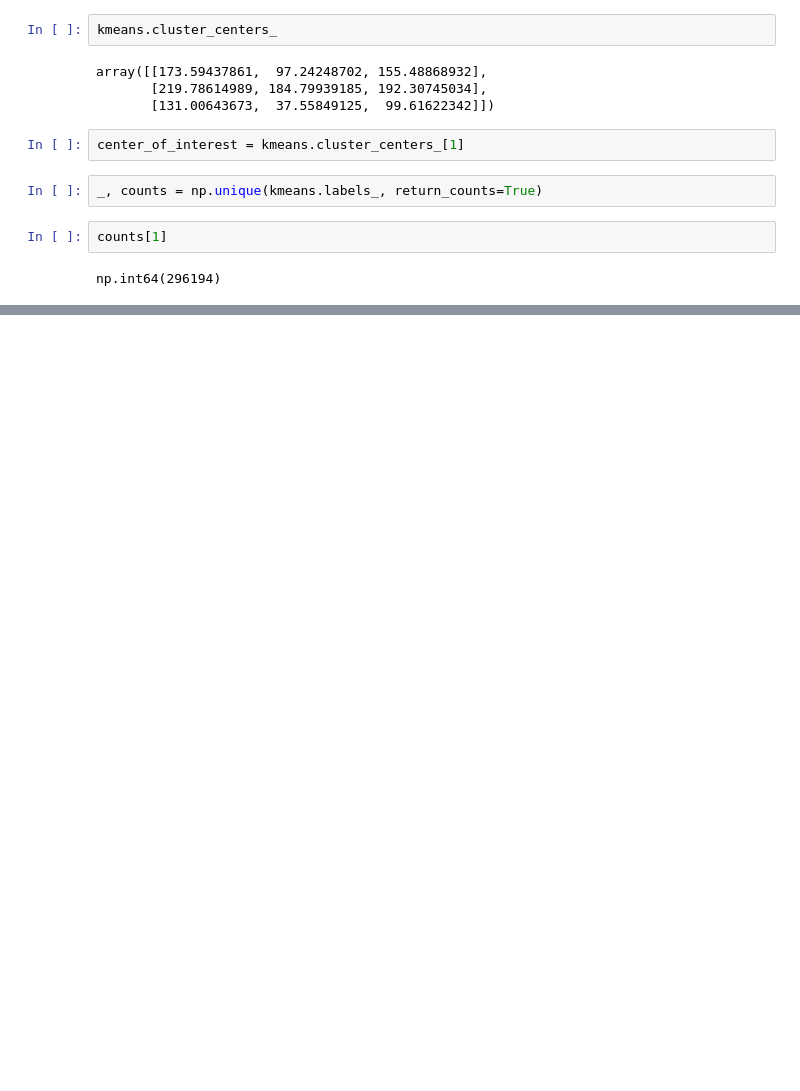
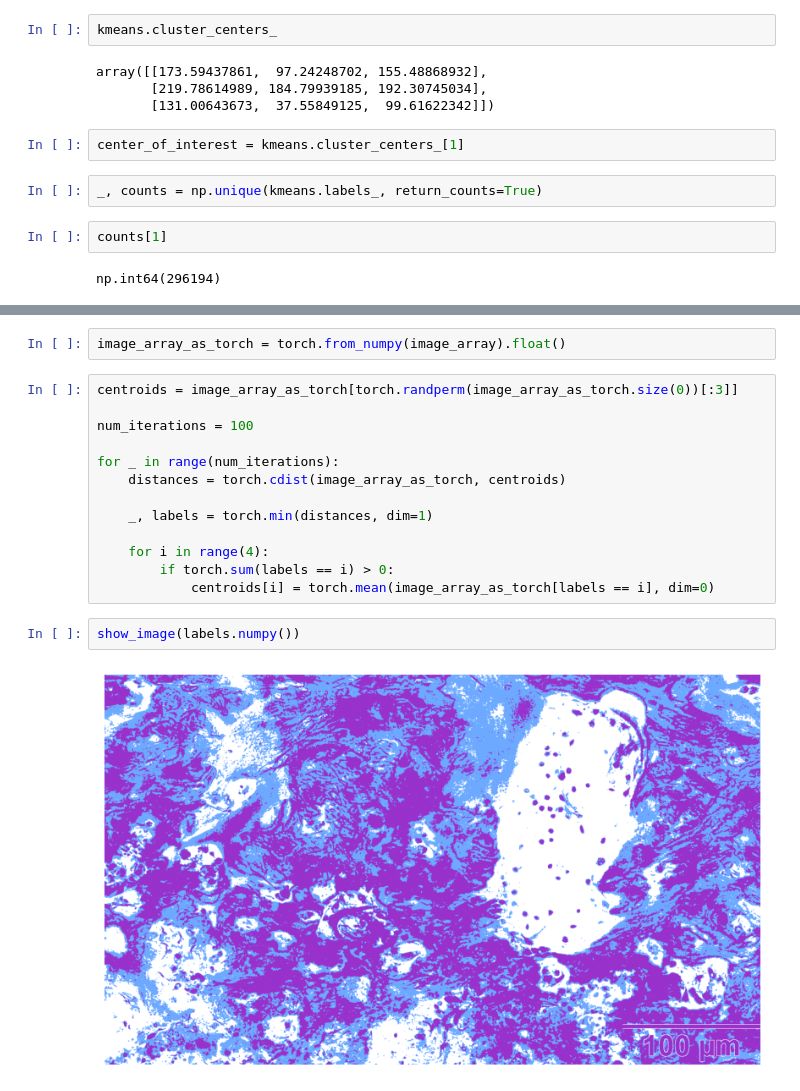
Before and after one commit to zsofiak96/histology-analysis, a Jupyter notebook: research/exploratory_data_analysis.ipynb, the cells around one changed output, grey strips where cells are left out. Drawn from its saved outputs; the diff is of its cells as text; blank space fills up the shorter version.

Commit message:
experiment: Use pytroch.cdist method to calculate distances to cluster centers

```diff
--- a/research/exploratory_data_analysis.ipynb
+++ b/research/exploratory_data_analysis.ipynb
@@ -65,0 +70,19 @@ np.float64(0.23270873107533724)
+# %%
+image_array_as_torch = torch.from_numpy(image_array).float()
+# %%
+centroids = image_array_as_torch[torch.randperm(image_array_as_torch.size(0))[:3]]
+
+num_iterations = 100
+
+for _ in range(num_iterations):
+    distances = torch.cdist(image_array_as_torch, centroids)
+
+    _, labels = torch.min(distances, dim=1)
+
+    for i in range(4):
+        if torch.sum(labels == i) > 0:
+            centroids[i] = torch.mean(image_array_as_torch[labels == i], dim=0)
+# %%
+show_image(labels.numpy())
+# %% [output]
+[figure, added]
```
Also changed, not shown: parts of 4 cells of this notebook.
